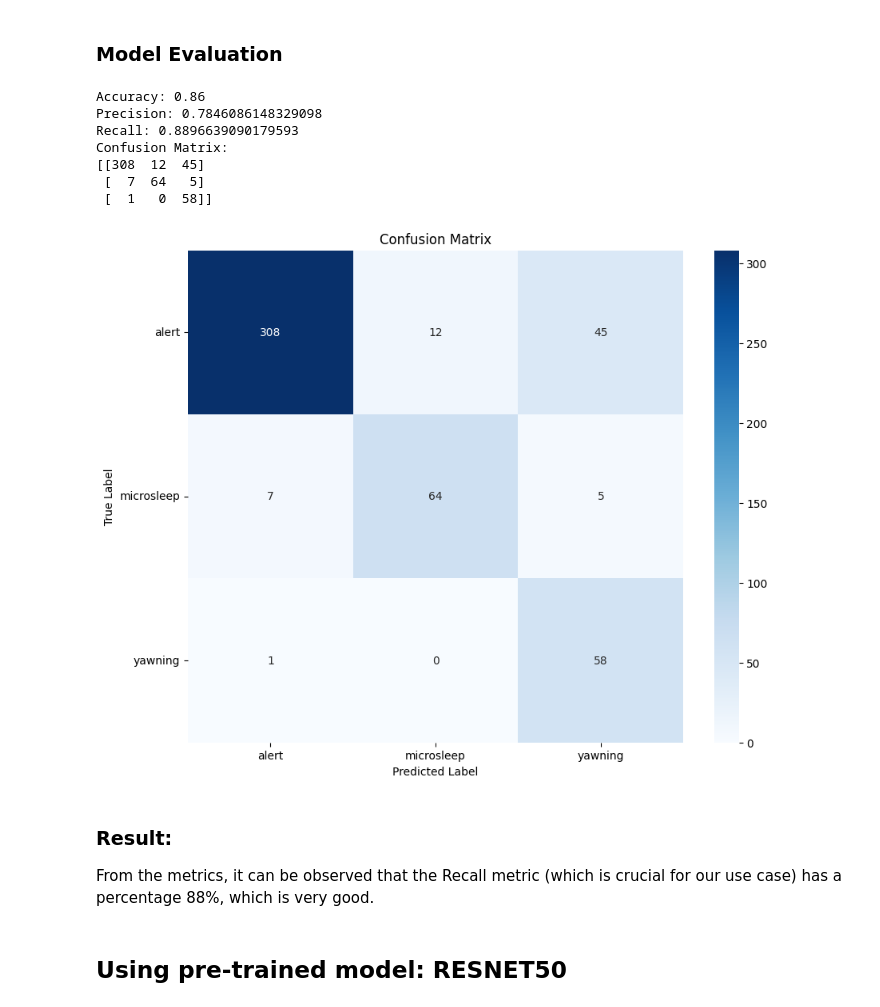
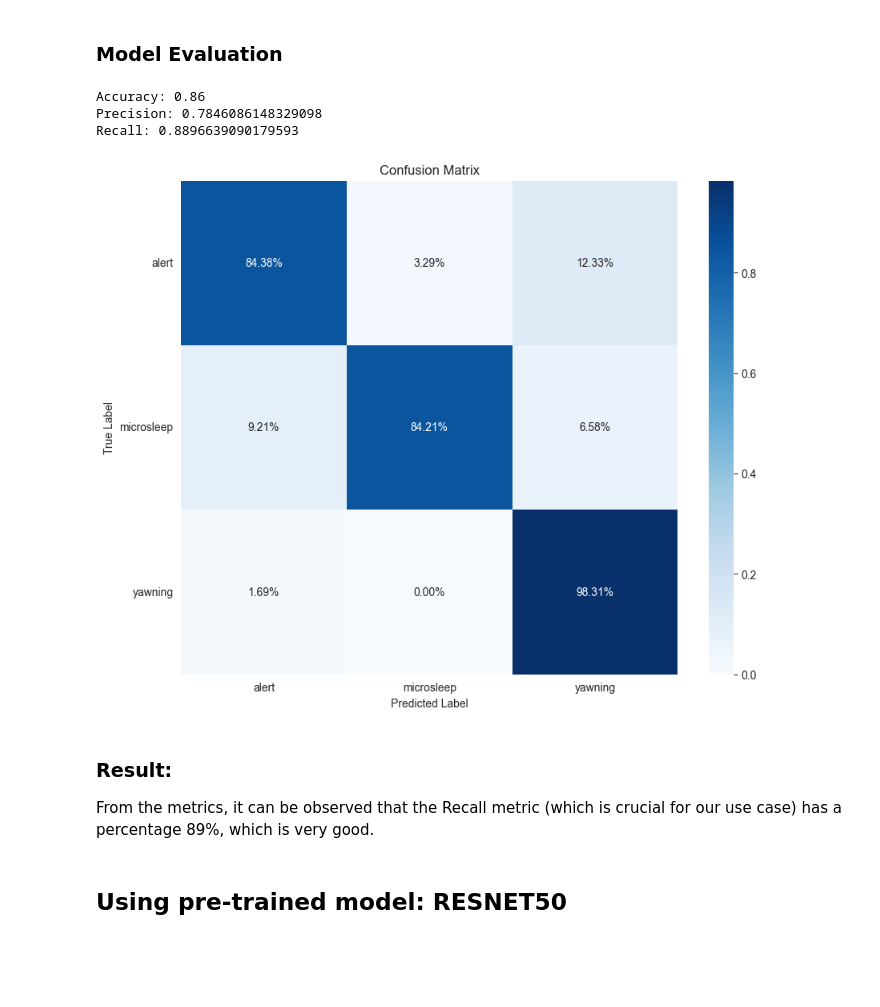
Before and after one commit to Safwan-ullah-khan/drivers-drowsiness-detection, a Jupyter notebook: drowsiness_detection.ipynb, the cells around one changed output. Cells and saved outputs as stored; diff of their text form; code cells hidden in the pictures; blank space fills up the shorter version.

```diff
--- a/drowsiness_detection.ipynb
+++ b/drowsiness_detection.ipynb
@@ -295,4 +280,4 @@ model.save('./saved_models/model.h5')
 # %% [markdown]
 ### Model Testing
 # %%
-trained_model = load_model('model.h5')
+trained_model = load_model('./saved_models/model.h5')
@@ -365,37 +337,31 @@ conf_matrix = confusion_matrix(labels_test, predicted_classes)
 print(f"Accuracy: {accuracy}")
 print(f"Precision: {precision}")
 print(f"Recall: {recall}")
-print(f"Confusion Matrix:\n{conf_matrix}")
 # %% [output]
 Accuracy: 0.86
 Precision: 0.7846086148329098
 Recall: 0.8896639090179593
-Confusion Matrix:
-[[308  12  45]
- [  7  64   5]
- [  1   0  58]]
+# %%
+conf_mat_percentage = conf_matrix.astype('float') / conf_matrix.sum(axis=1)[:, np.newaxis]
 # %%
-import matplotlib.pyplot as plt
-import seaborn as sns
-
 plt.figure(figsize=(10, 8))
 
-sns.heatmap(conf_matrix, annot=True, fmt="d", cmap="Blues")
+sns.heatmap(conf_mat_percentage, annot=True, fmt=".2%", cmap="Blues")
 
 plt.title('Confusion Matrix')
 plt.ylabel('True Label')
 plt.xlabel('Predicted Label')
 
 class_names = ['alert', 'microsleep', 'yawning']
 plt.xticks(np.arange(len(class_names)) + 0.5, class_names)
 plt.yticks(np.arange(len(class_names)) + 0.5, class_names, rotation=0)
 
 plt.show()
 # %% [output]
-[figure, old version]
+[figure, new version]
 # %% [markdown]
 ### Result:
-From the metrics, it can be observed that the Recall metric (which is crucial for our use case) has a percentage 88%, which is very good.
+From the metrics, it can be observed that the Recall metric (which is crucial for our use case) has a percentage 89%, which is very good.
 # %% [markdown]
 ## Using pre-trained model: RESNET50
 # %% [markdown]
```
Also changed, not shown: parts of 27 cells of this notebook, 1 other file.
